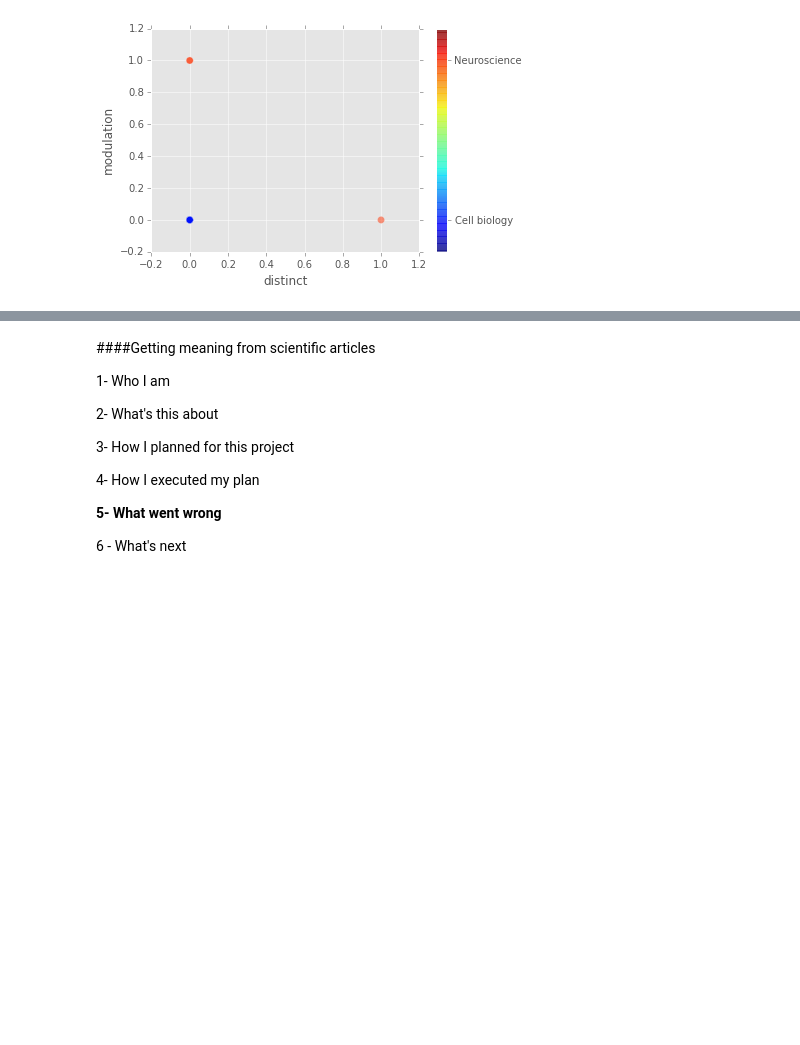
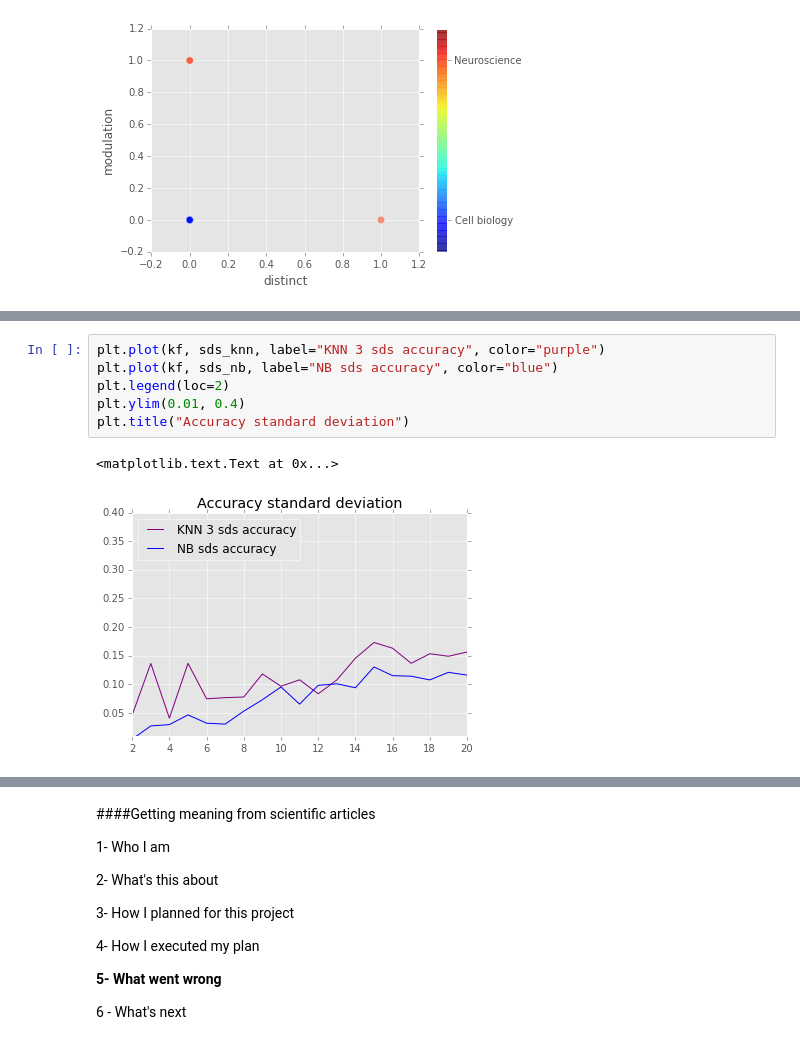
Before and after one commit to Eleonore9/get-articles-meaning, a Jupyter notebook: Eleonore_PyData_Ldn2015.ipynb, the cells around one changed output, grey strips where cells are left out. Cells and saved outputs as stored; diff of their text form; blank space fills up the shorter version.

```diff
--- a/Eleonore_PyData_Ldn2015.ipynb
+++ b/Eleonore_PyData_Ldn2015.ipynb
@@ -656,0 +686,9 @@ avg / total       0.82      0.85      0.82        60
+# %%
+plt.plot(kf, sds_knn, label="KNN 3 sds accuracy", color="purple")
+plt.plot(kf, sds_nb, label="NB sds accuracy", color="blue")
+plt.legend(loc=2)
+plt.ylim(0.01, 0.4)
+plt.title("Accuracy standard deviation")
+# %% [output]
+<matplotlib.text.Text at 0x...>
+[figure, added]
```
Also changed, not shown: parts of 34 cells of this notebook, 6 other files.
